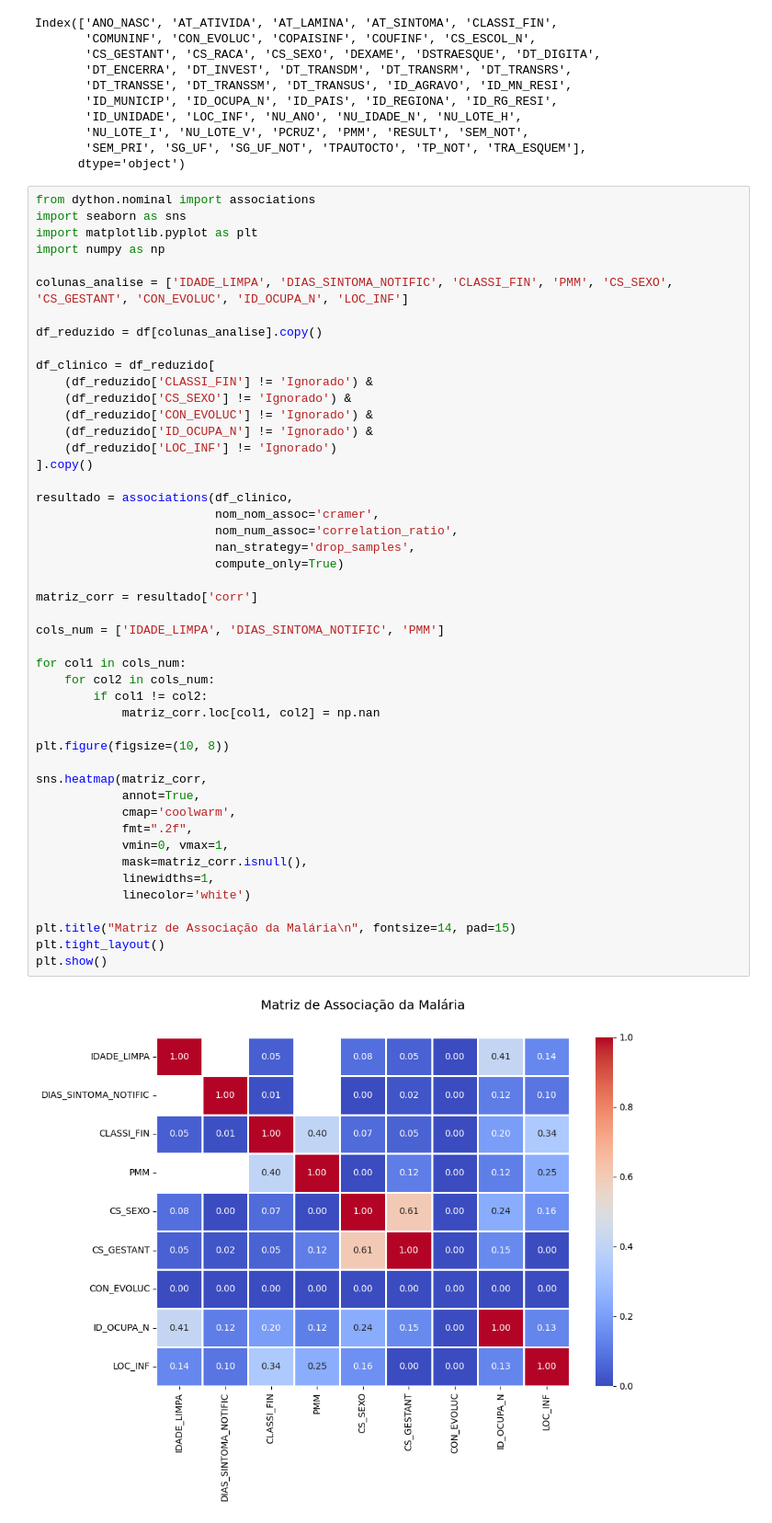
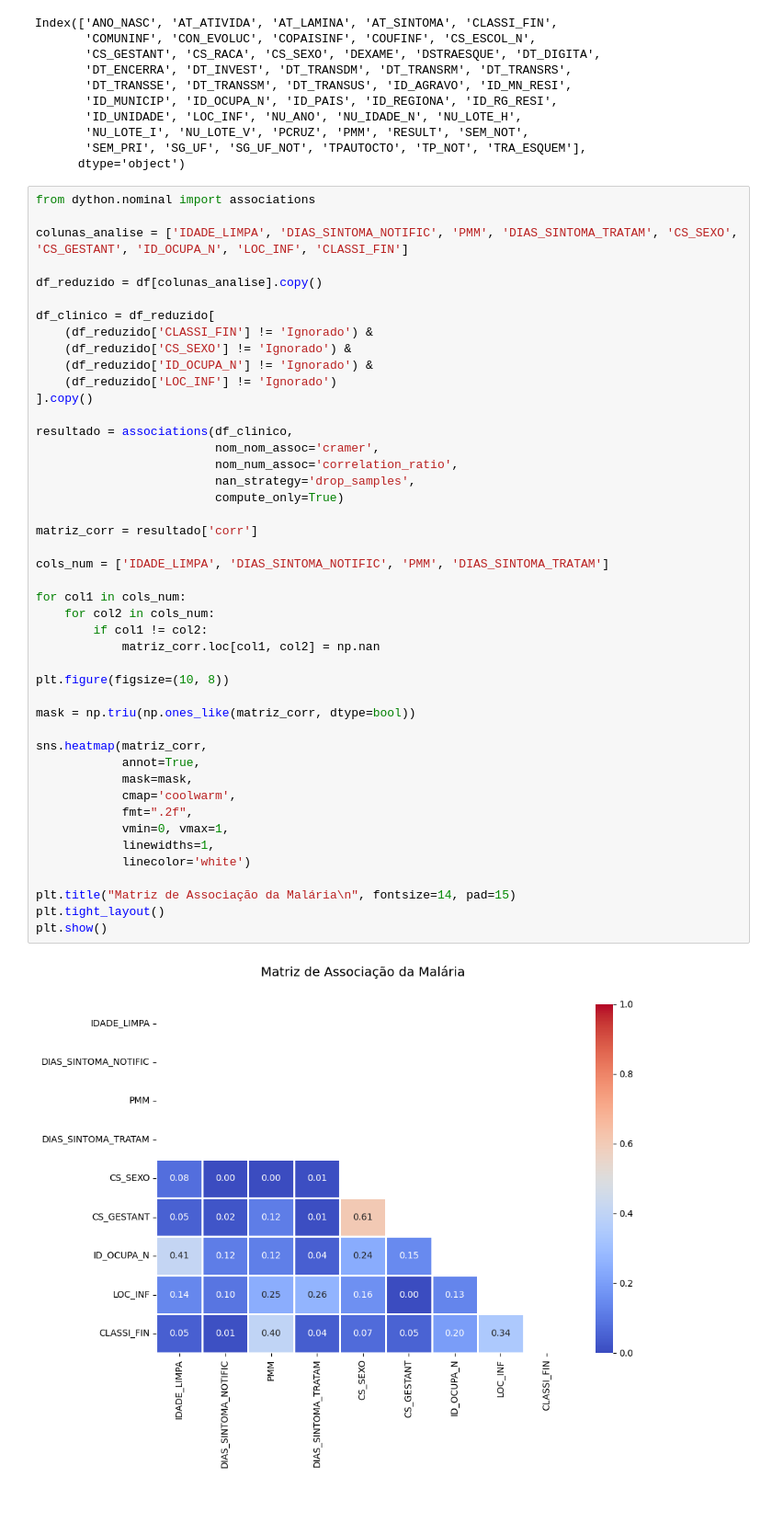
Before and after one commit to Fugant1/Health_EDA, a Jupyter notebook: src/AED/analysis.ipynb, the cells around one changed output. Shown at 92% size. Saved outputs shown, nothing was run; the diff lists cells and outputs as text.

Commit message:
matriz correlação certa

```diff
--- a/src/AED/analysis.ipynb
+++ b/src/AED/analysis.ipynb
@@ -468,50 +468,48 @@ Index(['ANO_NASC', 'AT_ATIVIDA', 'AT_LAMINA', 'AT_SINTOMA', 'CLASSI_FIN',
       dtype='object')
 # %%
 from dython.nominal import associations
-import seaborn as sns
-import matplotlib.pyplot as plt
-import numpy as np
 
-colunas_analise = ['IDADE_LIMPA', 'DIAS_SINTOMA_NOTIFIC', 'CLASSI_FIN', 'PMM', 'CS_SEXO', 'CS_GESTANT', 'CON_EVOLUC', 'ID_OCUPA_N', 'LOC_INF']
+colunas_analise = ['IDADE_LIMPA', 'DIAS_SINTOMA_NOTIFIC', 'PMM', 'DIAS_SINTOMA_TRATAM', 'CS_SEXO', 'CS_GESTANT', 'ID_OCUPA_N', 'LOC_INF', 'CLASSI_FIN']
 
 df_reduzido = df[colunas_analise].copy()
 
 df_clinico = df_reduzido[
     (df_reduzido['CLASSI_FIN'] != 'Ignorado') &
     (df_reduzido['CS_SEXO'] != 'Ignorado') &
-    (df_reduzido['CON_EVOLUC'] != 'Ignorado') &
     (df_reduzido['ID_OCUPA_N'] != 'Ignorado') &
     (df_reduzido['LOC_INF'] != 'Ignorado')
 ].copy()
 
 resultado = associations(df_clinico,
                          nom_nom_assoc='cramer',
                          nom_num_assoc='correlation_ratio',
                          nan_strategy='drop_samples',
                          compute_only=True)
 
 matriz_corr = resultado['corr']
 
-cols_num = ['IDADE_LIMPA', 'DIAS_SINTOMA_NOTIFIC', 'PMM']
+cols_num = ['IDADE_LIMPA', 'DIAS_SINTOMA_NOTIFIC', 'PMM', 'DIAS_SINTOMA_TRATAM']
 
 for col1 in cols_num:
     for col2 in cols_num:
         if col1 != col2:
             matriz_corr.loc[col1, col2] = np.nan
 
 plt.figure(figsize=(10, 8))
 
+mask = np.triu(np.ones_like(matriz_corr, dtype=bool))
+
 sns.heatmap(matriz_corr,
             annot=True,
+            mask=mask,
             cmap='coolwarm',
             fmt=".2f",
             vmin=0, vmax=1,
-            mask=matriz_corr.isnull(),
             linewidths=1,
             linecolor='white')
 
 plt.title("Matriz de Associação da Malária\n", fontsize=14, pad=15)
 plt.tight_layout()
 plt.show()
 # %% [output]
-[figure, old version]
+[figure, new version]
```
Also changed, not shown: parts of 2 cells of this notebook.
